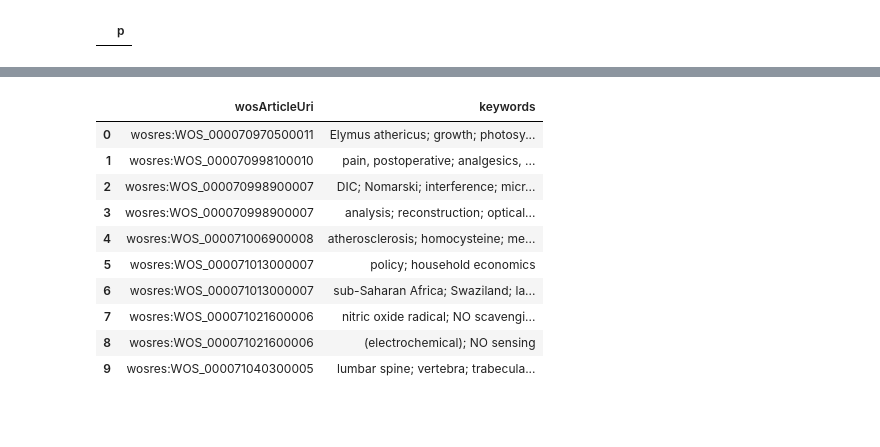
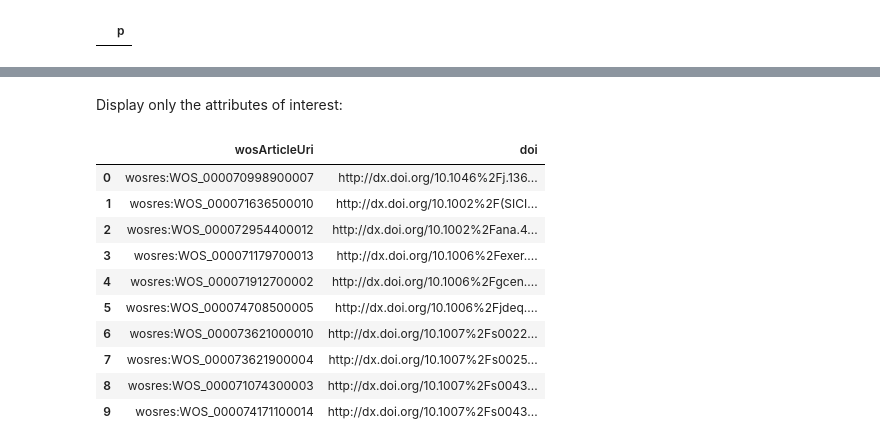
Before and after one commit to clokman/KFIR, a Jupyter notebook: notebooks/KFIR.ipynb, the cells around one changed output, grey strips where cells are left out. Drawn from its saved outputs; the diff is of its cells as text; code cells hidden in the pictures; blank space fills up the shorter version.

Commit message:
Pipleine and experimentations updated with more properties (author keywords, authors, dois etc.)

```diff
--- a/notebooks/KFIR.ipynb
+++ b/notebooks/KFIR.ipynb
@@ -385,27 +759,31 @@ retrieve_all_sub_attributes('wos:DE')
+# %% [markdown]
+Display only the attributes of interest:
 # %%
-articles_and_keywords_dataframe = eculture_query.send_select_query("""
+eculture_query.send_select_query("""
 
-    SELECT (?article AS ?wosArticleUri) ?keywords
+    SELECT DISTINCT (?article AS ?wosArticleUri) (?doiDoi as ?doi)
     WHERE{
         GRAPH wosGraph: {
-            ?article a wos:Article;
-                     wos:DE ?keywords .
+            ?article a wos:Article ;
+                     wos:DOI ?doi .
+
+            ?doi rdfs:label ?doiLabel ;
+                          wos:DOI ?doiDoi ;
+                          a       ?doiType .
         }
     }
     LIMIT 10
 
 """)
-
-articles_and_keywords_dataframe
 # %% [output]
-|  | wosArticleUri | keywords |
-| 0 | wosres:WOS_000070970500011 | Elymus athericus; growth; photosy... |
-| 1 | wosres:WOS_000070998100010 | pain, postoperative; analgesics, ... |
-| 2 | wosres:WOS_000070998900007 | DIC; Nomarski; interference; micr... |
-| 3 | wosres:WOS_000070998900007 | analysis; reconstruction; optical... |
-| 4 | wosres:WOS_000071006900008 | atherosclerosis; homocysteine; me... |
-| 5 | wosres:WOS_000071013000007 | policy; household economics |
-| 6 | wosres:WOS_000071013000007 | sub-Saharan Africa; Swaziland; la... |
-| 7 | wosres:WOS_000071021600006 | nitric oxide radical; NO scavengi... |
-| 8 | wosres:WOS_000071021600006 | (electrochemical); NO sensing |
-| 9 | wosres:WOS_000071040300005 | lumbar spine; vertebra; trabecula... |
+|  | wosArticleUri | doi |
+| 0 | wosres:WOS_000070998900007 | http://dx.doi.org/10.1046%2Fj.136... |
+| 1 | wosres:WOS_000071636500010 | http://dx.doi.org/10.1002%2F(SICI... |
+| 2 | wosres:WOS_000072954400012 | http://dx.doi.org/10.1002%2Fana.4... |
+| 3 | wosres:WOS_000071179700013 | http://dx.doi.org/10.1006%2Fexer.... |
+| 4 | wosres:WOS_000071912700002 | http://dx.doi.org/10.1006%2Fgcen.... |
+| 5 | wosres:WOS_000074708500005 | http://dx.doi.org/10.1006%2Fjdeq.... |
+| 6 | wosres:WOS_000073621000010 | http://dx.doi.org/10.1007%2Fs0022... |
+| 7 | wosres:WOS_000073621900004 | http://dx.doi.org/10.1007%2Fs0025... |
+| 8 | wosres:WOS_000071074300003 | http://dx.doi.org/10.1007%2Fs0043... |
+| 9 | wosres:WOS_000074171100014 | http://dx.doi.org/10.1007%2Fs0043... |
```
Also changed, not shown: parts of 48 cells of this notebook, 1 other file.
